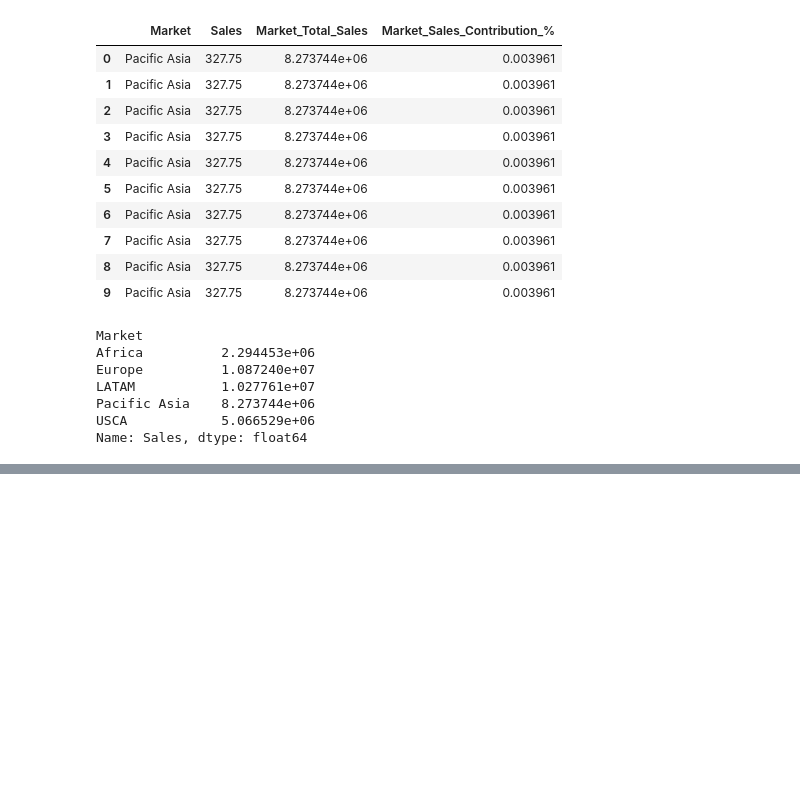
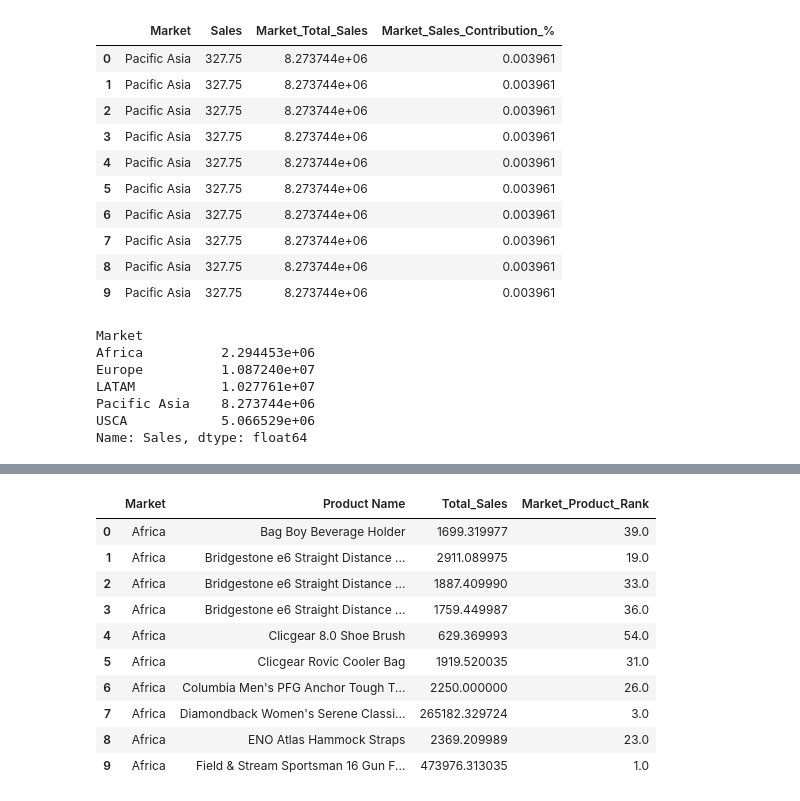
Before and after one commit to ivaibhavpawar1045/Python-Data-Analytics, a Jupyter notebook: 28_advanced_pandas_III/advanced_pandas.ipynb, the cells around one changed output, grey strips where cells are left out. Saved outputs shown, nothing was run; the diff lists cells and outputs as text; code cells hidden in the pictures; blank space fills up the shorter version.

```diff
--- a/28_advanced_pandas_III/advanced_pandas.ipynb
+++ b/28_advanced_pandas_III/advanced_pandas.ipynb
@@ -198,0 +201,8 @@ Name: Sales, dtype: float64
+# %%
+# top products within each market
+product_market_sales = df.groupby(
+     ["Market" , "Product Name"]
+).agg(
+     Total_Sales = ("Sales" , "sum")
+).reset_index()
+product_market_sales.head()
@@ -198,0 +216,23 @@ Name: Sales, dtype: float64
+# %%
+product_market_sales["Market_Product_Rank"] = (
+    product_market_sales
+    .groupby("Market")["Total_Sales"]
+    .rank(
+        method="dense",
+        ascending=False
+    )
+)
+# %%
+product_market_sales.head(10)
+# %% [output]
+|  | Market | Product Name | Total_Sales | Market_Product_Rank |
+| 0 | Africa | Bag Boy Beverage Holder | 1699.319977 | 39.0 |
+| 1 | Africa | Bridgestone e6 Straight Distance ... | 2911.089975 | 19.0 |
+| 2 | Africa | Bridgestone e6 Straight Distance ... | 1887.409990 | 33.0 |
+| 3 | Africa | Bridgestone e6 Straight Distance ... | 1759.449987 | 36.0 |
+| 4 | Africa | Clicgear 8.0 Shoe Brush | 629.369993 | 54.0 |
+| 5 | Africa | Clicgear Rovic Cooler Bag | 1919.520035 | 31.0 |
+| 6 | Africa | Columbia Men's PFG Anchor Tough T... | 2250.000000 | 26.0 |
+| 7 | Africa | Diamondback Women's Serene Classi... | 265182.329724 | 3.0 |
+| 8 | Africa | ENO Atlas Hammock Straps | 2369.209989 | 23.0 |
+| 9 | Africa | Field & Stream Sportsman 16 Gun F... | 473976.313035 | 1.0 |
```
Also changed, not shown: parts of 12 cells of this notebook.
